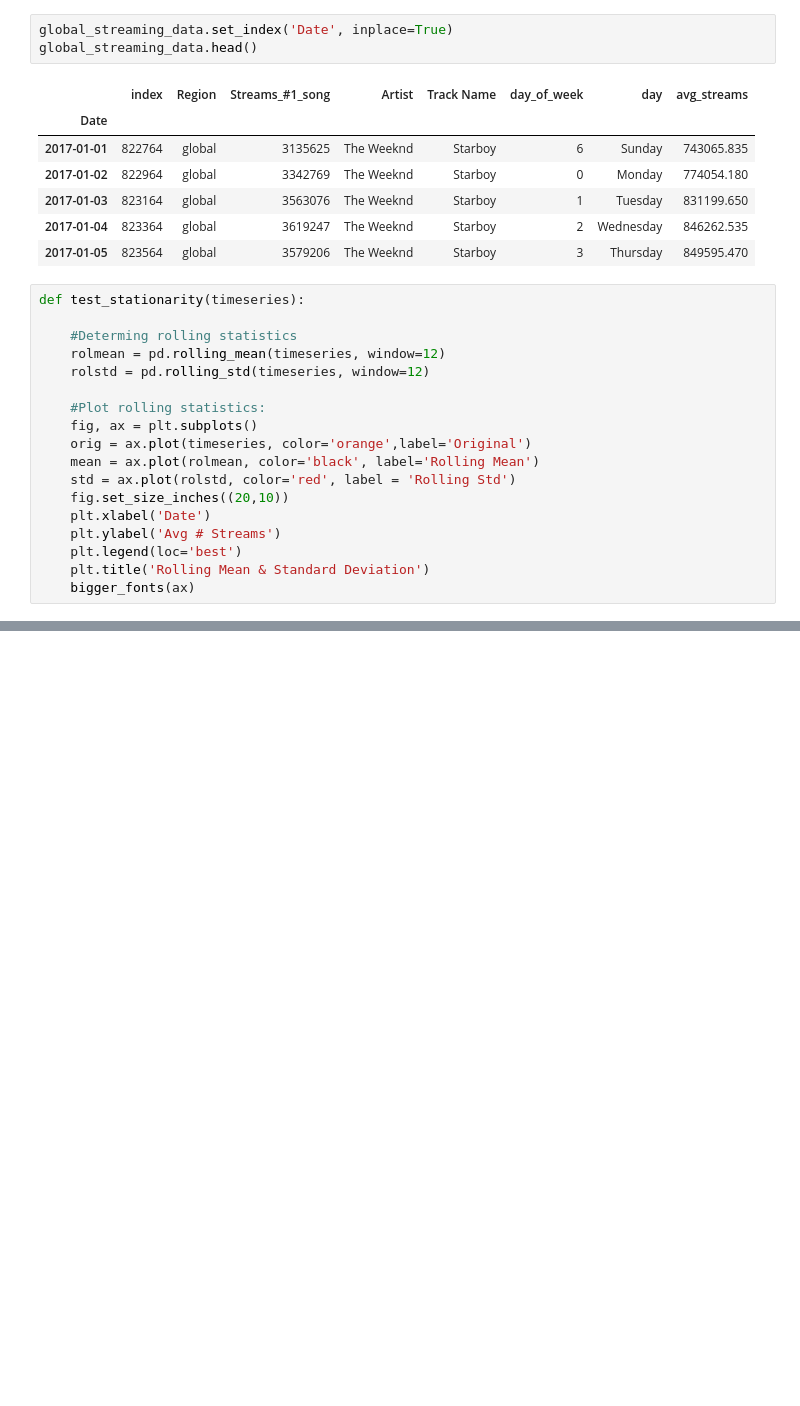
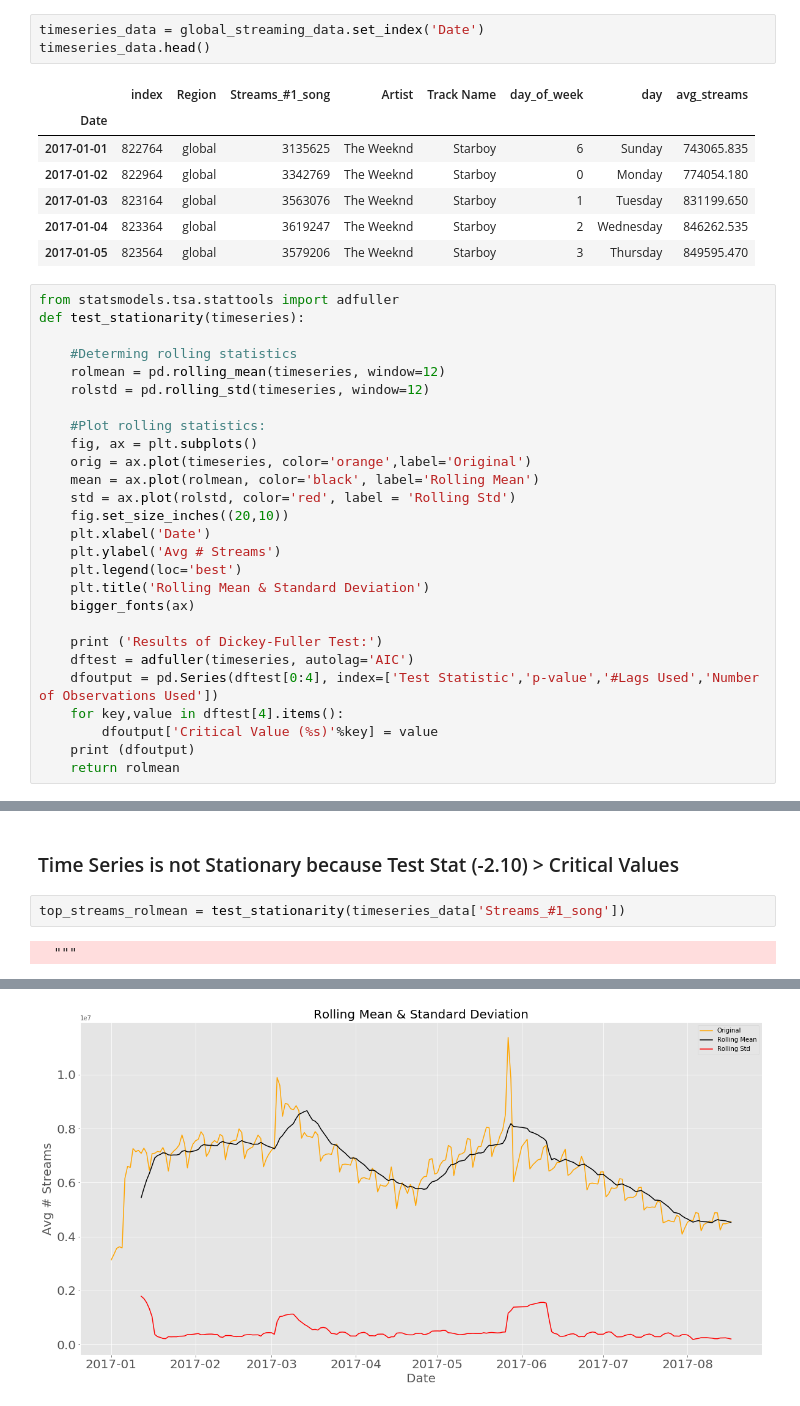
Before and after one commit to maxgrossenbacher/Forecasting_daily_spotify_streams, a Jupyter notebook: src/Spotify_Time_Series.ipynb, the cells around one changed output, grey strips where cells are left out. Saved outputs shown, nothing was run; the diff lists cells and outputs as text; blank space fills up the shorter version.

Commit message:
update jupyter notebook time series

```diff
--- a/src/Spotify_Time_Series.ipynb
+++ b/src/Spotify_Time_Series.ipynb
@@ -231,6 +234,6 @@ plot_1_song(mx_data, 'MX #1 song streams January to September 2017')
 # %%
-global_streaming_data.set_index('Date', inplace=True)
-global_streaming_data.head()
+timeseries_data = global_streaming_data.set_index('Date')
+timeseries_data.head()
 # %% [output]
 |  | index | Region | Streams_#1_song | Artist | Track Name | day_of_week | day | avg_streams |
 | Date |  |  |  |  |  |  |  |  |
@@ -240,6 +243,7 @@ global_streaming_data.head()
 | 2017-01-04 | 823364 | global | 3619247 | The Weeknd | Starboy | 2 | Wednesday | 846262.535 |
 | 2017-01-05 | 823564 | global | 3579206 | The Weeknd | Starboy | 3 | Thursday | 849595.470 |
 # %%
+from statsmodels.tsa.stattools import adfuller
 def test_stationarity(timeseries):
 
     #Determing rolling statistics
@@ -257,3 +261,11 @@ def test_stationarity(timeseries):
     plt.legend(loc='best')
     plt.title('Rolling Mean & Standard Deviation')
     bigger_fonts(ax)
+
+    print ('Results of Dickey-Fuller Test:')
+    dftest = adfuller(timeseries, autolag='AIC')
+    dfoutput = pd.Series(dftest[0:4], index=['Test Statistic','p-value','#Lags Used','Number of Observations Used'])
+    for key,value in dftest[4].items():
+        dfoutput['Critical Value (%s)'%key] = value
+    print (dfoutput)
+    return rolmean
@@ -265,0 +286,6 @@ test_stationarity(global_streaming_data['avg_streams'])
+# %% [markdown]
+### Time Series is not Stationary because Test Stat (-2.10) > Critical Values
+# %%
+top_streams_rolmean = test_stationarity(timeseries_data['Streams_#1_song'])
+# %% [output]
+  """
@@ -265,0 +301 @@ test_stationarity(global_streaming_data['avg_streams'])
+[figure, added]
```
Also changed, not shown: parts of 16 cells of this notebook.
